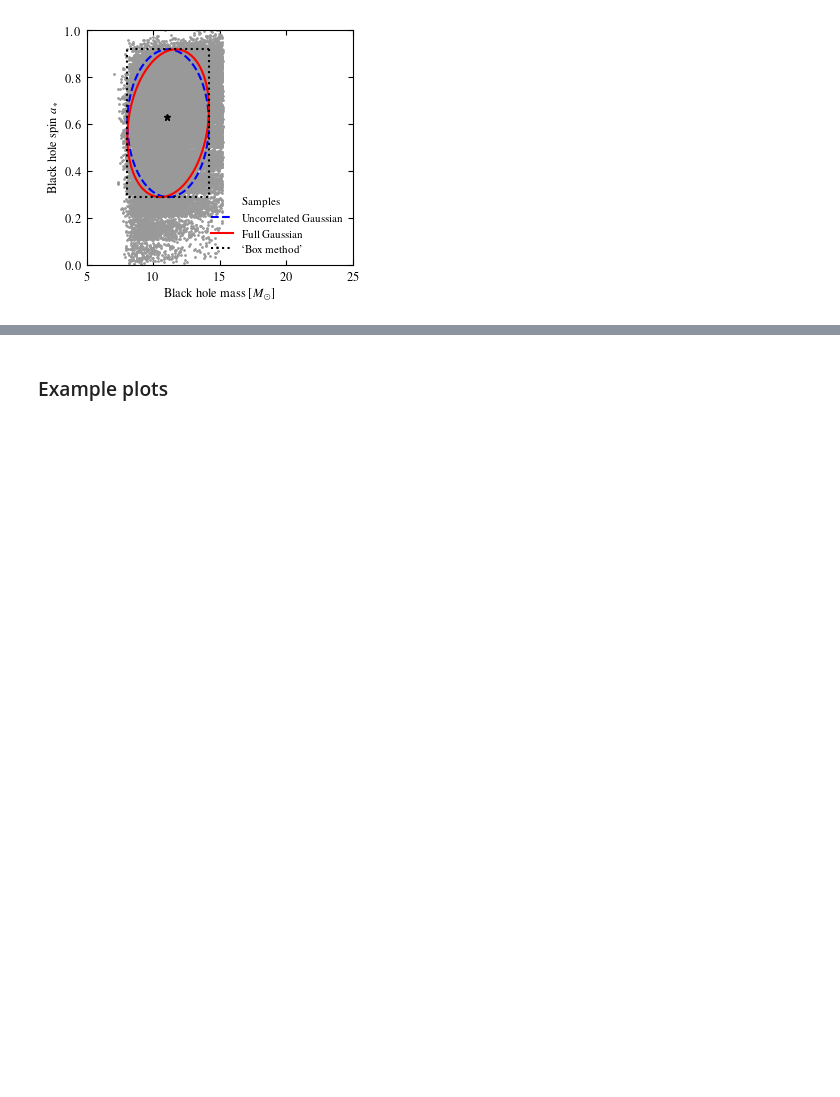
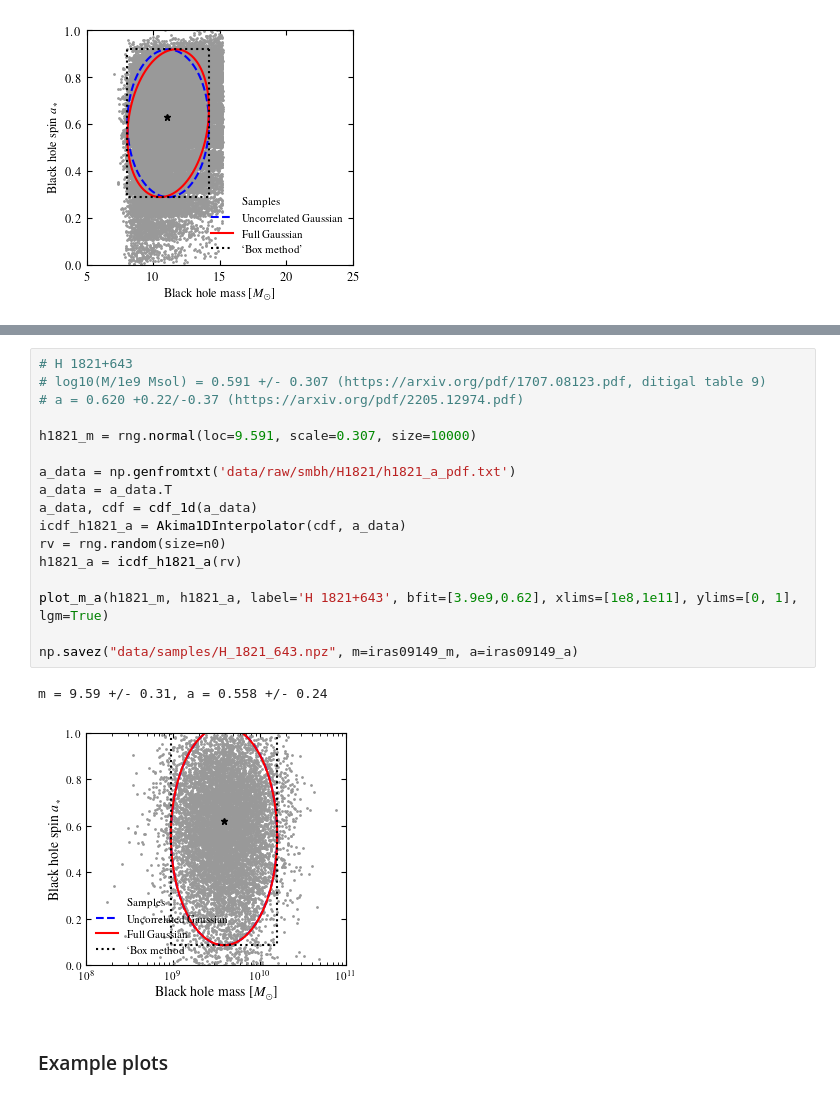
Before and after one commit to sebhoof/bhsr, a Jupyter notebook: examples.ipynb, the cells around one changed output, grey strips where cells are left out. Drawn from its saved outputs; the diff is of its cells as text; blank space fills up the shorter version.

```diff
--- a/examples.ipynb
+++ b/examples.ipynb
@@ -85,3 +113,23 @@ m = 14233879.02 +/- 3705315.39, a = 0.83 +/- 0.10
+# %%
+# H 1821+643
+# log10(M/1e9 Msol) = 0.591 +/- 0.307 (https://arxiv.org/pdf/1707.08123.pdf, ditigal table 9)
+# a = 0.620 +0.22/-0.37 (https://arxiv.org/pdf/2205.12974.pdf)
+
+h1821_m = rng.normal(loc=9.591, scale=0.307, size=10000)
+
+a_data = np.genfromtxt('data/raw/smbh/H1821/h1821_a_pdf.txt')
+a_data = a_data.T
+a_data, cdf = cdf_1d(a_data)
+icdf_h1821_a = Akima1DInterpolator(cdf, a_data)
+rv = rng.random(size=n0)
+h1821_a = icdf_h1821_a(rv)
+
+plot_m_a(h1821_m, h1821_a, label='H 1821+643', bfit=[3.9e9,0.62], xlims=[1e8,1e11], ylims=[0, 1], lgm=True)
+
+np.savez("data/samples/H_1821_643.npz", m=iras09149_m, a=iras09149_a)
+# %% [output]
+m = 9.59 +/- 0.31, a = 0.558 +/- 0.24
+[figure, added]
 # %% [markdown]
 ### Example plots
 # %%
```
Also changed, not shown: parts of 3 cells of this notebook, 2 other files.
